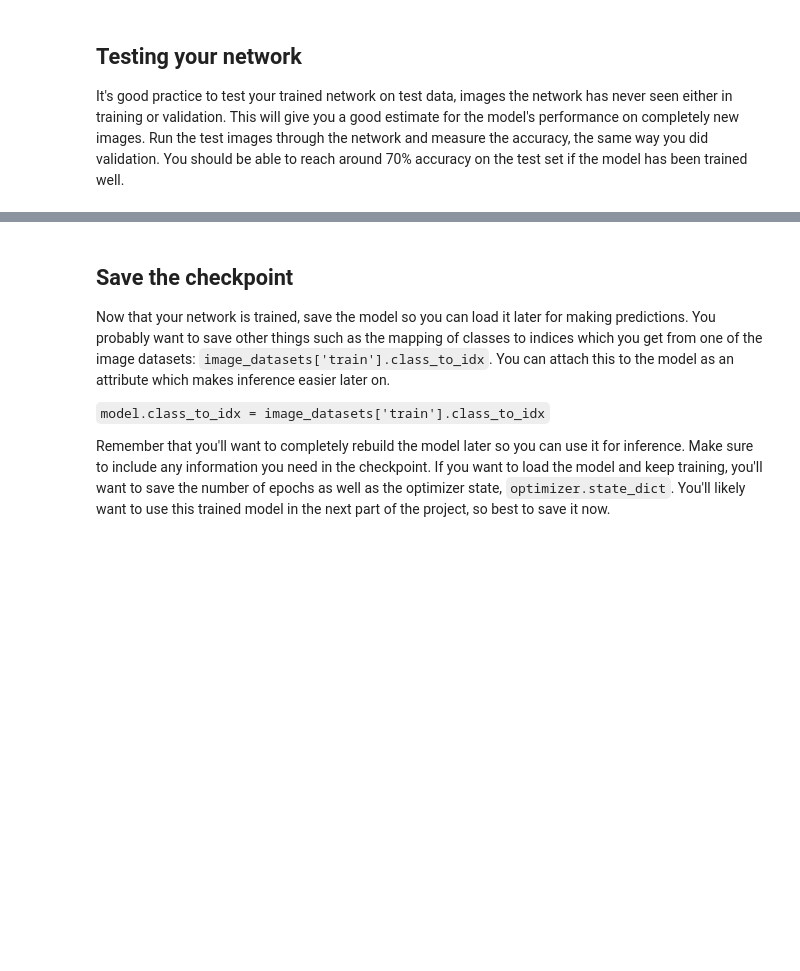
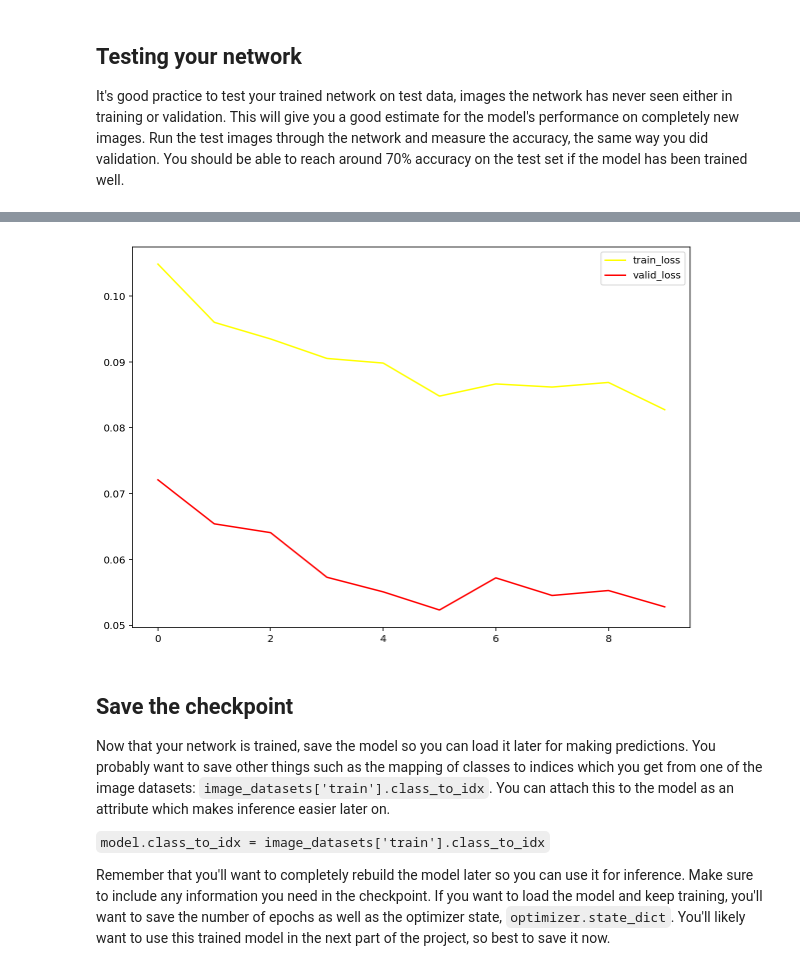
Before and after one commit to devinjelliot/udacity_img_classifier_p1, a Jupyter notebook: Image Classifier Project_part1_DE.ipynb, the cells around one changed output, grey strips where cells are left out. Saved outputs shown, nothing was run; the diff lists cells and outputs as text; code cells hidden in the pictures; blank space fills up the shorter version.

```diff
--- a/Image Classifier Project_part1_DE.ipynb
+++ b/Image Classifier Project_part1_DE.ipynb
@@ -266,0 +306,9 @@ TypeError: 'VGG' object does not support indexing
+# %%
+plt.figure(figsize=(10,7))
+plt.plot(train_loss, color='yellow', label='train_loss')
+plt.plot(valid_loss, color='red', label='valid_loss')
+plt.legend()
+plt.savefig('loss.png')
+plt.show()
+# %% [output]
+[figure, added]
```
Also changed, not shown: parts of 27 cells of this notebook.
